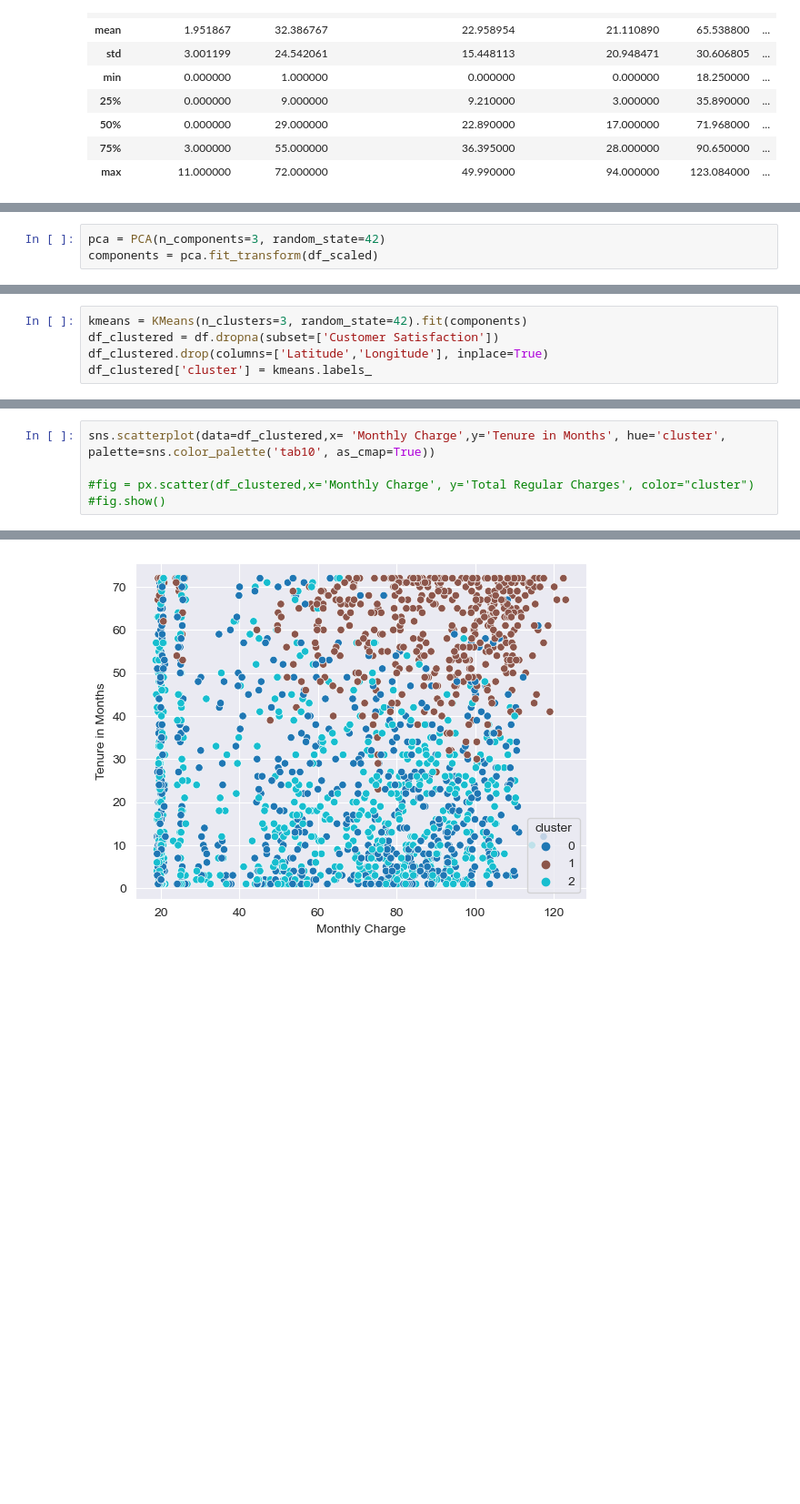
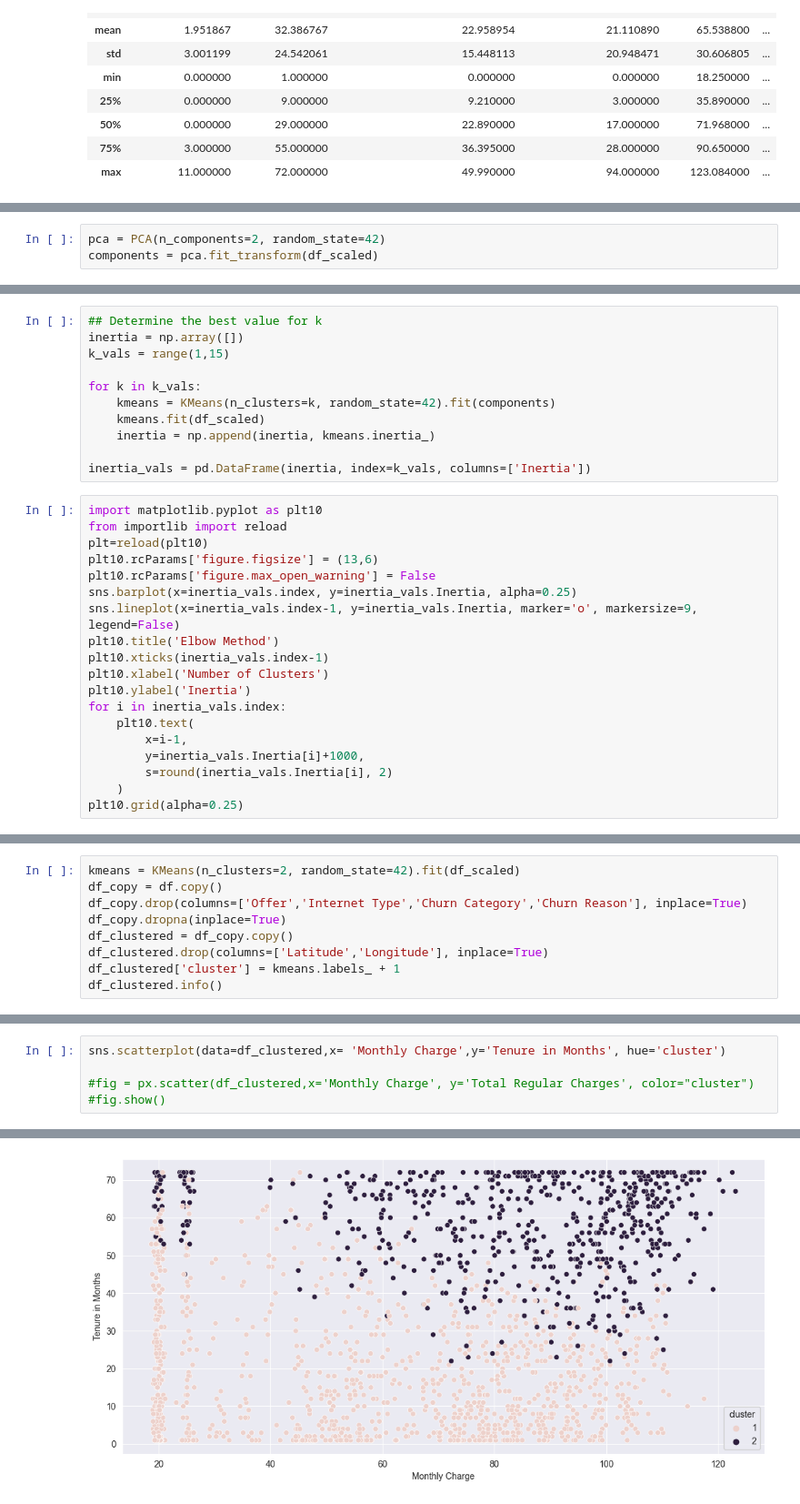
Before and after one commit to PlamenStilyianov/Professional_Certificate_in_ML_and_AI, a Jupyter notebook: Module6/Try-it_6.2_starter/tryit_6.2.ipynb, the cells around one changed output, grey strips where cells are left out. Shown at 91% size. Drawn from its saved outputs; the diff is of its cells as text; blank space fills up the shorter version.

```diff
--- a/Module6/Try-it_6.2_starter/tryit_6.2.ipynb
+++ b/Module6/Try-it_6.2_starter/tryit_6.2.ipynb
@@ -107,3 +139,3 @@ df_scaled = (df_clean_nona - df_clean_nona.mean())/df_clean_nona.std()
 # %%
-pca = PCA(n_components=3, random_state=42)
+pca = PCA(n_components=2, random_state=42)
 components = pca.fit_transform(df_scaled)
@@ -109,0 +182,30 @@ components = pca.fit_transform(df_scaled)
+# %%
+## Determine the best value for k
+inertia = np.array([])
+k_vals = range(1,15)
+
+for k in k_vals:
+    kmeans = KMeans(n_clusters=k, random_state=42).fit(components)
+    kmeans.fit(df_scaled)
+    inertia = np.append(inertia, kmeans.inertia_)
+
+inertia_vals = pd.DataFrame(inertia, index=k_vals, columns=['Inertia'])
+# %%
+import matplotlib.pyplot as plt10
+from importlib import reload
+plt=reload(plt10)
+plt10.rcParams['figure.figsize'] = (13,6)
+plt10.rcParams['figure.max_open_warning'] = False
+sns.barplot(x=inertia_vals.index, y=inertia_vals.Inertia, alpha=0.25)
+sns.lineplot(x=inertia_vals.index-1, y=inertia_vals.Inertia, marker='o', markersize=9, legend=False)
+plt10.title('Elbow Method')
+plt10.xticks(inertia_vals.index-1)
+plt10.xlabel('Number of Clusters')
+plt10.ylabel('Inertia')
+for i in inertia_vals.index:
+    plt10.text(
+        x=i-1,
+        y=inertia_vals.Inertia[i]+1000,
+        s=round(inertia_vals.Inertia[i], 2)
+    )
+plt10.grid(alpha=0.25)
@@ -110,5 +214,9 @@ components = pca.fit_transform(df_scaled)
 # %%
-kmeans = KMeans(n_clusters=3, random_state=42).fit(components)
-df_clustered = df.dropna(subset=['Customer Satisfaction'])
+kmeans = KMeans(n_clusters=2, random_state=42).fit(df_scaled)
+df_copy = df.copy()
+df_copy.drop(columns=['Offer','Internet Type','Churn Category','Churn Reason'], inplace=True)
+df_copy.dropna(inplace=True)
+df_clustered = df_copy.copy()
 df_clustered.drop(columns=['Latitude','Longitude'], inplace=True)
-df_clustered['cluster'] = kmeans.labels_
+df_clustered['cluster'] = kmeans.labels_ + 1
+df_clustered.info()
@@ -131,11 +312,11 @@ df_clustered
 # %%
-sns.scatterplot(data=df_clustered,x= 'Monthly Charge',y='Tenure in Months', hue='cluster', palette=sns.color_palette('tab10', as_cmap=True))
+sns.scatterplot(data=df_clustered,x= 'Monthly Charge',y='Tenure in Months', hue='cluster')
 
 #fig = px.scatter(df_clustered,x='Monthly Charge', y='Total Regular Charges', color="cluster")
 #fig.show()
 # %% [output]
 <Axes: xlabel='Monthly Charge', ylabel='Tenure in Months'>
-[figure, old version]
+[figure, new version]
 # %%
 df_clustered.columns.tolist()
 # %% [output]
```
Also changed, not shown: parts of 24 cells of this notebook, 2 other files.
